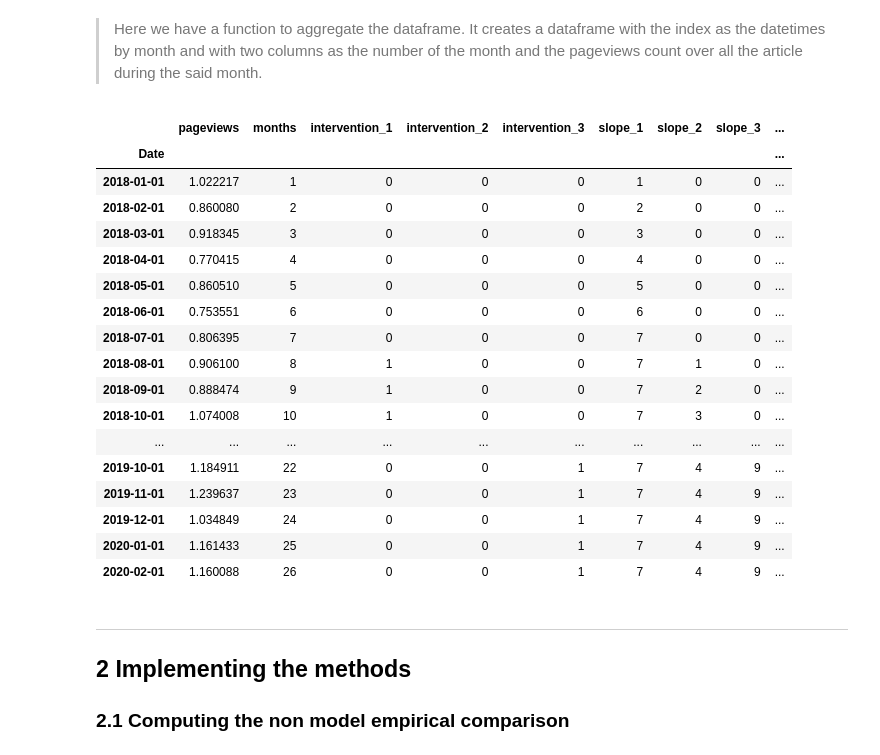
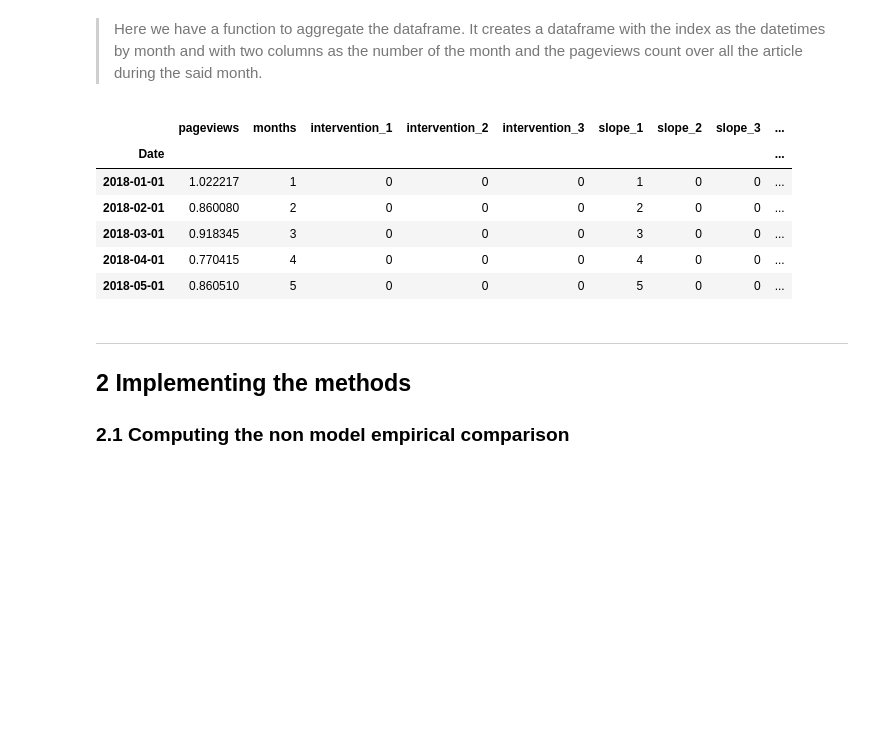
Before and after one commit to epfl-ada/ada-2020-project-milestone-p3-p3_tadaa, a Jupyter notebook: creative_extension.ipynb, the cells around one changed output. Saved outputs shown, nothing was run; the diff lists cells and outputs as text; code cells hidden in the pictures; blank space fills up the shorter version.

```diff
--- a/creative_extension.ipynb
+++ b/creative_extension.ipynb
@@ -180,45 +180,34 @@ def aggregate(df, freq="MS", drop = None, events=INTERVALS, normalization=False)
         #Fill with zero and start counting from the first event
         df[f"slope_{n_slope}"]=df.apply(lambda x : int(x["months"]-(idx_event0-1)) if x["months"]>=idx_event0 else 0, axis=1)
         #Mask all the values after the second event by the month of the event minus one
         df[f"slope_{n_slope}"]=df.apply(lambda x : int(idx_event1-idx_event0+1) if x["months"]>=idx_event1 else x[f"slope_{n_slope}"], axis=1)
     #We just need to add one to the last value because we have defined the last entry of the datetime index of the dataframe as an event
     #(e.g. the last value are duplicate [14, 14] and we want [14, 15])
     df[f"slope_{len(events)}"].iat[-1]=df[f"slope_{len(events)}"].iat[-2]+1
 
     # Apply normalization
     if normalization :
         norm_value = df["pageviews"].mean()
         df["pageviews"]=df["pageviews"].apply(lambda x: x/norm_value)
 
     return df
 
 art_cc_agg=aggregate(df=art_cc,events=INTERVALS_2, normalization=True)
 art_pop_agg=aggregate(df=art_pop,events=INTERVALS_2, normalization=True)
 
 sci_art_cc_agg=aggregate(df=sci_art_cc, normalization=True)
 sci_art_control_agg=aggregate(df=sci_art_control, normalization=True)
 sci_art_pop_agg=aggregate(df=sci_art_pop, normalization=True)
 
-display(art_cc_agg)
+art_cc_agg.head()
 # %% [output]
 |  | pageviews | months | intervention_1 | intervention_2 | intervention_3 | slope_1 | slope_2 | slope_3 | ... |
 | Date |  |  |  |  |  |  |  |  | ... |
 | 2018-01-01 | 1.022217 | 1 | 0 | 0 | 0 | 1 | 0 | 0 | ... |
 | 2018-02-01 | 0.860080 | 2 | 0 | 0 | 0 | 2 | 0 | 0 | ... |
 | 2018-03-01 | 0.918345 | 3 | 0 | 0 | 0 | 3 | 0 | 0 | ... |
 | 2018-04-01 | 0.770415 | 4 | 0 | 0 | 0 | 4 | 0 | 0 | ... |
 | 2018-05-01 | 0.860510 | 5 | 0 | 0 | 0 | 5 | 0 | 0 | ... |
-| 2018-06-01 | 0.753551 | 6 | 0 | 0 | 0 | 6 | 0 | 0 | ... |
-| 2018-07-01 | 0.806395 | 7 | 0 | 0 | 0 | 7 | 0 | 0 | ... |
-| 2018-08-01 | 0.906100 | 8 | 1 | 0 | 0 | 7 | 1 | 0 | ... |
-| 2018-09-01 | 0.888474 | 9 | 1 | 0 | 0 | 7 | 2 | 0 | ... |
-| 2018-10-01 | 1.074008 | 10 | 1 | 0 | 0 | 7 | 3 | 0 | ... |
-| ... | ... | ... | ... | ... | ... | ... | ... | ... | ... |
-| 2019-10-01 | 1.184911 | 22 | 0 | 0 | 1 | 7 | 4 | 9 | ... |
-| 2019-11-01 | 1.239637 | 23 | 0 | 0 | 1 | 7 | 4 | 9 | ... |
-| 2019-12-01 | 1.034849 | 24 | 0 | 0 | 1 | 7 | 4 | 9 | ... |
-| 2020-01-01 | 1.161433 | 25 | 0 | 0 | 1 | 7 | 4 | 9 | ... |
-| 2020-02-01 | 1.160088 | 26 | 0 | 0 | 1 | 7 | 4 | 9 | ... |
 # %% [markdown]
 ---
 ## 2 Implementing the methods
```
Also changed, not shown: parts of 21 cells of this notebook.
